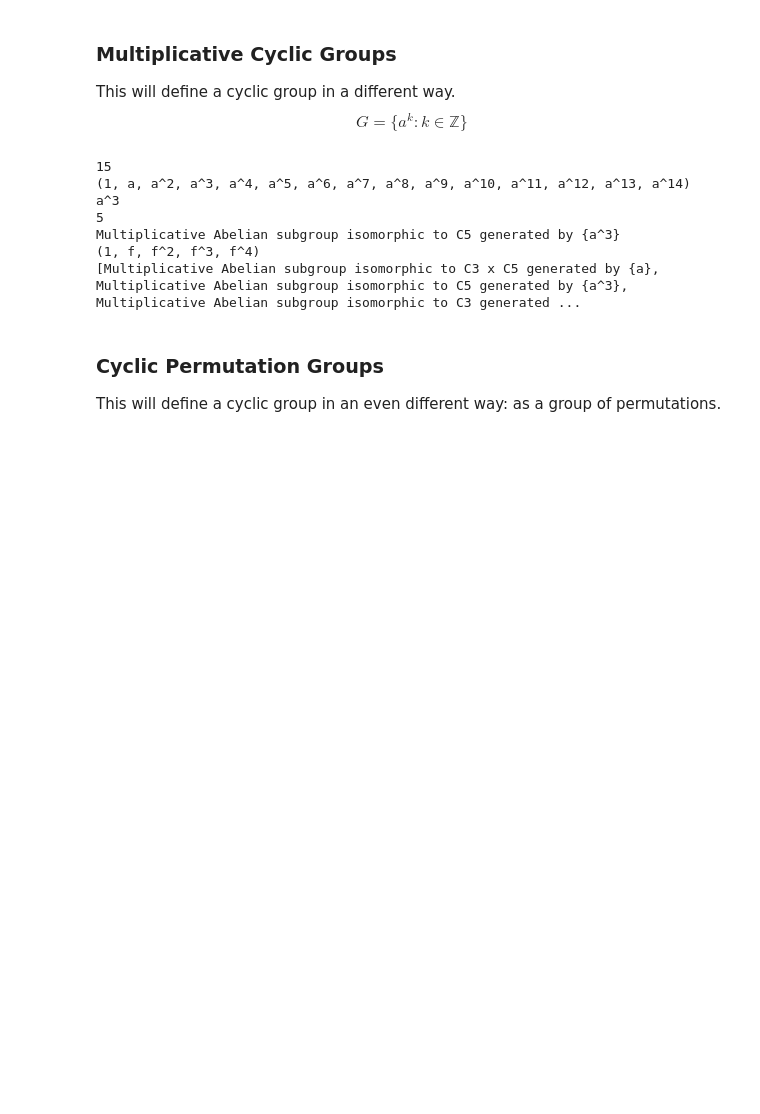
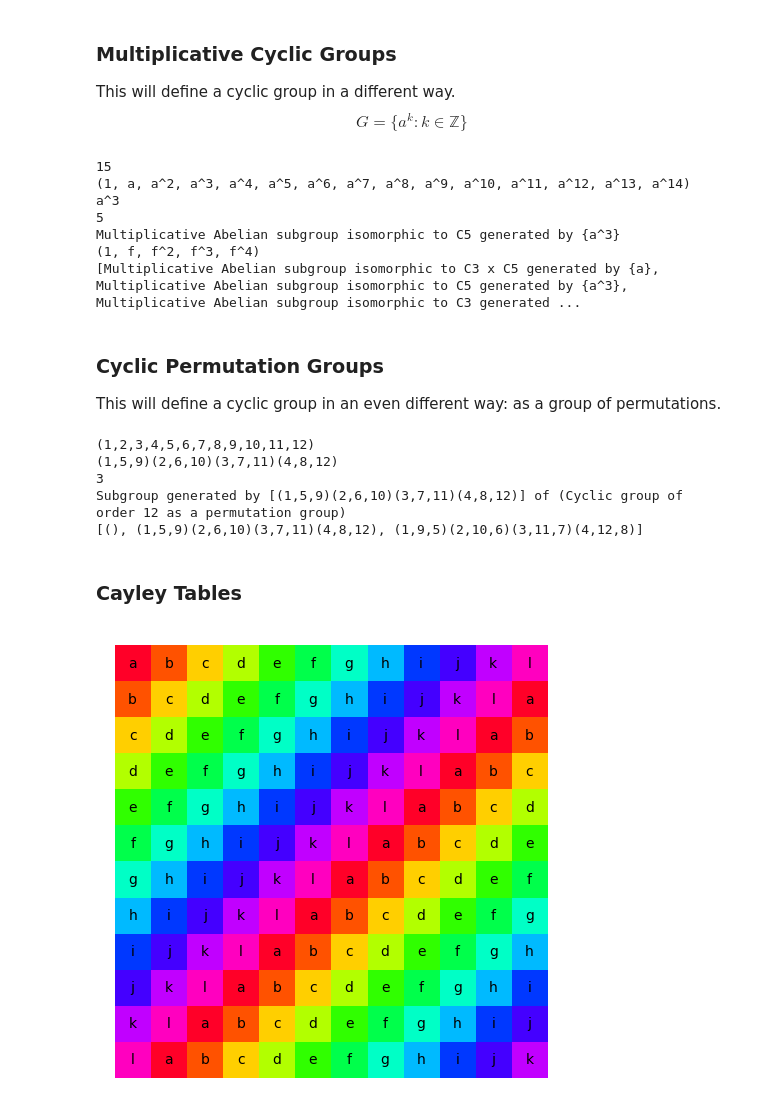
Before and after one commit to h-alice/sage-various-practice, a Jupyter notebook: practice_abstract_algebra.ipynb, the cells around one changed output. Saved outputs shown, nothing was run; the diff lists cells and outputs as text; code cells hidden in the pictures; blank space fills up the shorter version.

```diff
--- a/practice_abstract_algebra.ipynb
+++ b/practice_abstract_algebra.ipynb
@@ -374,3 +374,24 @@ Multiplicative Abelian subgroup isomorphic to C5 generated by {a^3}
 # %% [markdown]
 ### Cyclic Permutation Groups
 This will define a cyclic group in an even different way: as a group of permutations.
+# %%
+G = CyclicPermutationGroup(12)  # Cyclic group of order 12 as a permutation group.
+print(a := G.gen(0))            # A generator of G.
+print(b := a^4)                 # b = a^4.
+print(b.order())                # Order of b.
+print(H := G.subgroup([b]))     # Subgroup generated by b.
+print(H.list())                 # List the elements of H.
+# %% [output]
+(1,2,3,4,5,6,7,8,9,10,11,12)
+(1,5,9)(2,6,10)(3,7,11)(4,8,12)
+3
+Subgroup generated by [(1,5,9)(2,6,10)(3,7,11)(4,8,12)] of (Cyclic group of order 12 as a permutation group)
+[(), (1,5,9)(2,6,10)(3,7,11)(4,8,12), (1,9,5)(2,10,6)(3,11,7)(4,12,8)]
+# %% [markdown]
+### Cayley Tables
+# %%
+G.<a> = AbelianGroup([12])              # type: ignore Z/12Z.
+print(G.cayley_table())                 # Cayley table of G.
+display(G.cayley_table().color_table()) # Remember the fancy color table?
+# %% [output]
+[figure, added]
```
